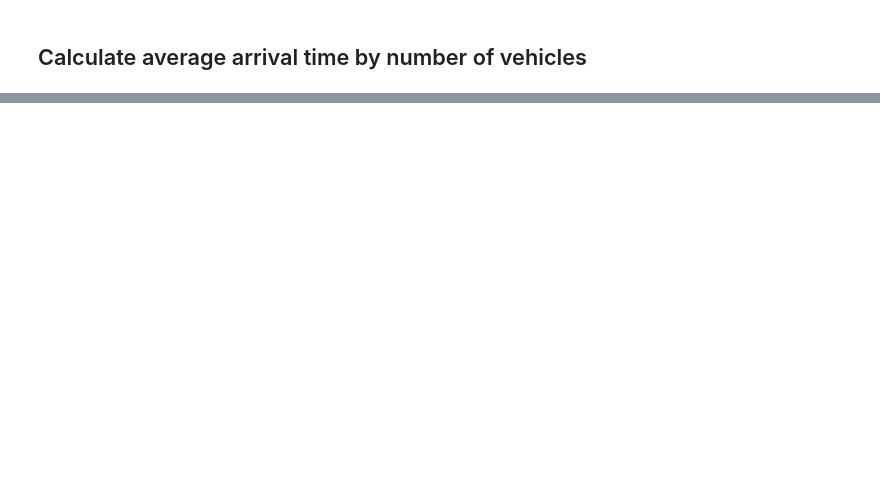
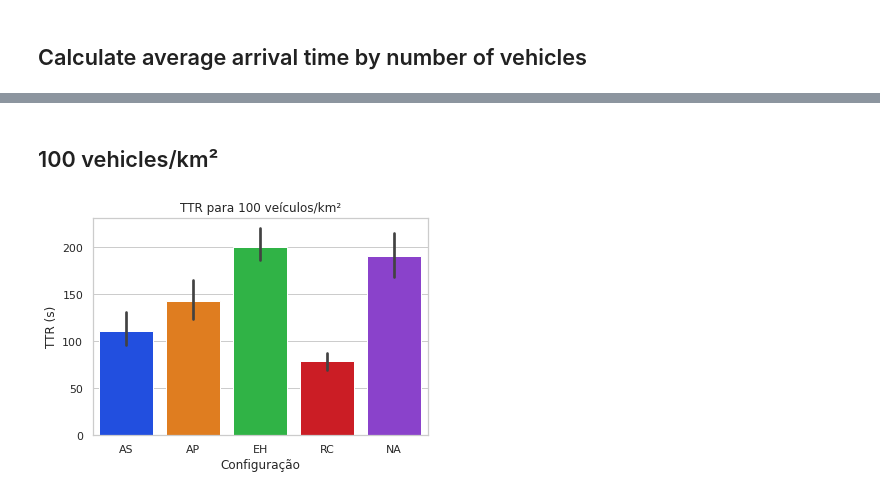
Before and after one commit to jaehnri/vanet-emergency-system, a Jupyter notebook: src/analysis/Analyze Simulation Results.ipynb, the cells around one changed output, grey strips where cells are left out. Cells and saved outputs as stored; diff of their text form; code cells hidden in the pictures; blank space fills up the shorter version.

Commit message:
Add graphs to simulation data analysis
Signed-off-by: jaehnri <joao.henri.cr@gmail.com>

```diff
--- a/src/analysis/Analyze Simulation Results.ipynb
+++ b/src/analysis/Analyze Simulation Results.ipynb
@@ -73,0 +96,21 @@ df.describe()
+# %%
+colors = sns.color_palette("bright", 5)
+# %% [markdown]
+## 100 vehicles/km²
+# %%
+df_100 = df.drop(df[df.number_of_vehicles != 225].index)
+
+# Create the bar graph using seaborn
+sns.set_style('whitegrid')
+sns.barplot(x='name', y='ambulance_arrival_time',
+            order=['AS', 'AP', 'EH', 'RC', 'NA'], palette=colors, data=df_100)
+
+# Add title and axis labels
+plt.title('TTR para 100 veículos/km²')
+plt.xlabel('Configuração')
+plt.ylabel('TTR (s)')
+
+# Display the graph
+plt.show()
+# %% [output]
+[figure, added]
```
Also changed, not shown: parts of 16 cells of this notebook.
